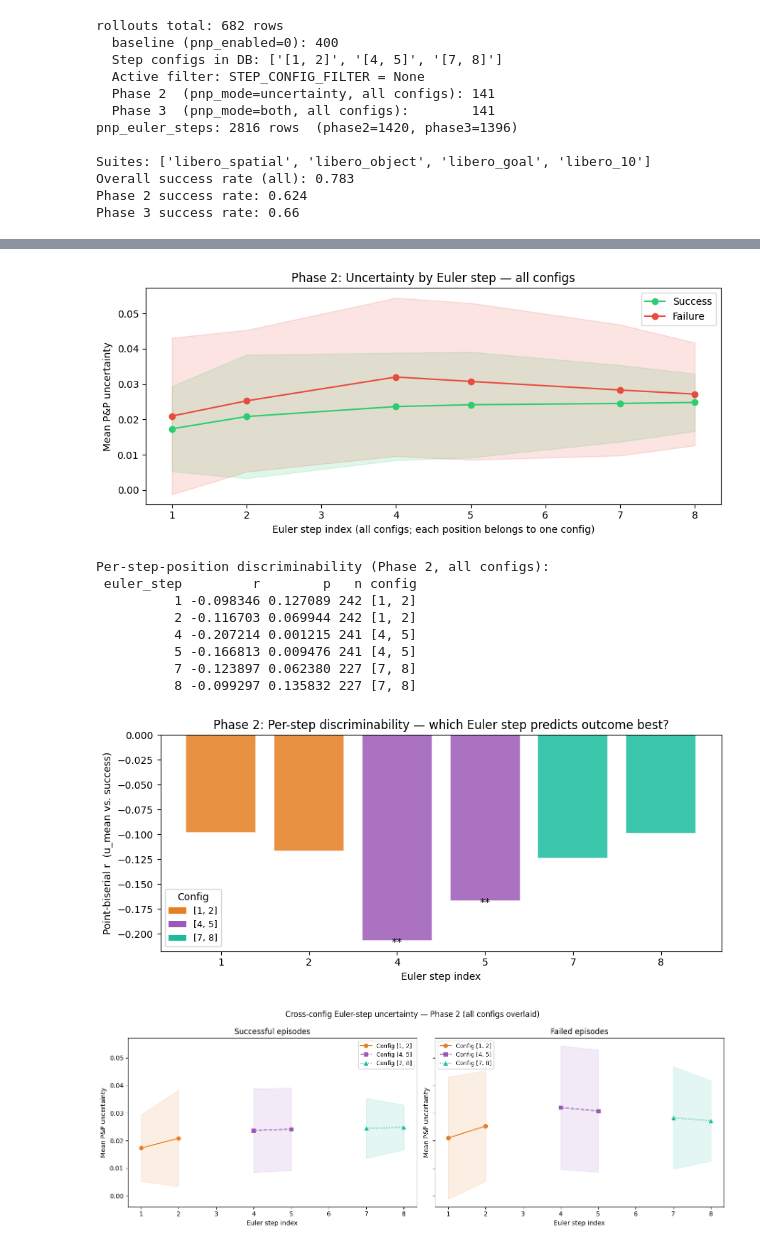
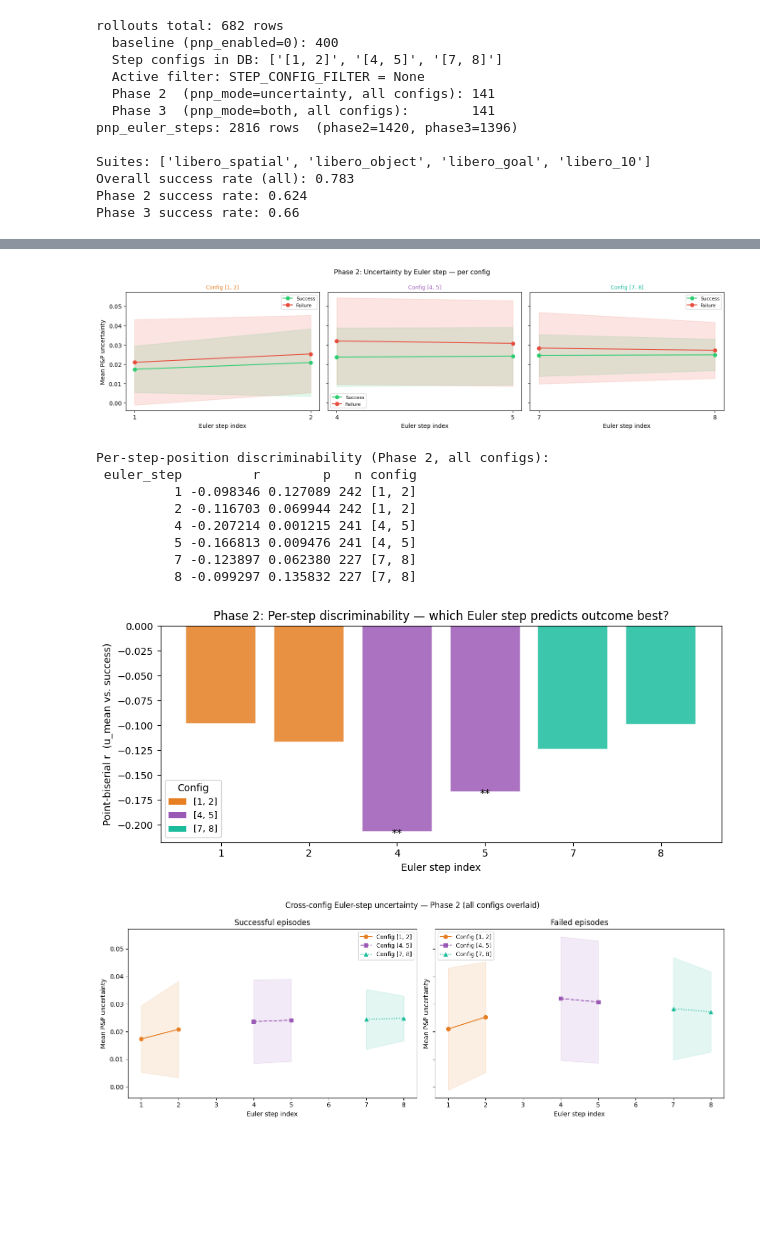
Before and after one commit to ArjunS07/cs159-sp26, a Jupyter notebook: pnp_analysis.ipynb, the cells around one changed output, grey strips where cells are left out. Drawn from its saved outputs; the diff is of its cells as text; code cells hidden in the pictures; blank space fills up the shorter version.

```diff
--- a/pnp_analysis.ipynb
+++ b/pnp_analysis.ipynb
@@ -94,9 +94,9 @@ Overall success rate (all): 0.783
 Phase 2 success rate: 0.624
 Phase 3 success rate: 0.66
 # %%
-# ── Per-task success rate + mean uncertainty (Phase 2: uncertainty-only) ──────
+# ── Per-task success rate + mean uncertainty (Phase 2) — per config ───────────
 per_task = (
-    phase2.groupby(['suite', 'task_idx'])
+    phase2.groupby(['suite', 'task_idx', 'pnp_step_indices'])
     .agg(
         n_ep=('success', 'count'),
         sr=('success', 'mean'),
@@ -106,6 +106,6 @@ per_task = (
     )
     .reset_index()
 )
-print('Phase 2 (uncertainty-only) — per-task SR and uncertainty:')
+print('Phase 2 — per-task SR and uncertainty (all configs):')
 print(per_task.to_string(index=False))
 # %% [output]
@@ -164,83 +177,82 @@ Point-biserial r=-0.3168, p=0.0001293  (n=141)
 # %%
-# ── Uncertainty by Euler step — Phase 2 (all configs combined) ────────────────
+# ── Uncertainty by Euler step — Phase 2, one panel per config ─────────────────
+# Steps_j2 built here; used by the cross-config overlay cell that follows.
 steps_j2 = steps_phase2.merge(
     phase2[['rollout_id', 'success', 'suite', 'task_idx', 'pnp_step_indices']],
     on='rollout_id', how='left')
 
-by_euler2 = (
-    steps_j2.groupby(['euler_step', 'success'])
-    .agg(u_mean=('u_mean', 'mean'), u_std=('u_mean', 'std'))
-    .reset_index()
-)
+configs = sorted(steps_j2['pnp_step_indices'].dropna().unique())
+config_colors = {'[1, 2]': '#e67e22', '[4, 5]': '#9b59b6', '[7, 8]': '#1abc9c'}
 
-fig, ax = plt.subplots(figsize=(9, 4))
-for outcome, label, color in [(1, 'Success', '#2ecc71'), (0, 'Failure', '#e74c3c')]:
-    sub = by_euler2[by_euler2.success == outcome].sort_values('euler_step')
-    ax.plot(sub['euler_step'], sub['u_mean'], marker='o', label=label, color=color)
-    ax.fill_between(sub['euler_step'],
-                    sub['u_mean'] - sub['u_std'],
-                    sub['u_mean'] + sub['u_std'],
-                    alpha=0.15, color=color)
-ax.set_xlabel('Euler step index (all configs; each position belongs to one config)')
-ax.set_ylabel('Mean P&P uncertainty')
-ax.set_title('Phase 2: Uncertainty by Euler step — all configs')
-ax.legend()
-ax.xaxis.set_major_locator(mticker.MaxNLocator(integer=True))
+fig, axes = plt.subplots(1, len(configs), figsize=(5 * len(configs), 4), sharey=True)
+if len(configs) == 1:
+    axes = [axes]
+for ax, cfg in zip(axes, configs):
+    sub_cfg = steps_j2[steps_j2['pnp_step_indices'] == cfg]
+    by_e = (sub_cfg.groupby(['euler_step', 'success'])
+            .agg(u_mean=('u_mean', 'mean'), u_std=('u_mean', 'std'))
+            .reset_index())
+    for outcome, label, color in [(1, 'Success', '#2ecc71'), (0, 'Failure', '#e74c3c')]:
+        sub = by_e[by_e.success == outcome].sort_values('euler_step')
+        if sub.empty:
+            continue
+        ax.plot(sub['euler_step'], sub['u_mean'], marker='o', color=color, label=label)
+        ax.fill_between(sub['euler_step'],
+                        sub['u_mean'] - sub['u_std'],
+                        sub['u_mean'] + sub['u_std'],
+                        alpha=0.15, color=color)
+    ax.set_xlabel('Euler step index')
+    ax.set_ylabel('Mean P&P uncertainty' if ax is axes[0] else '')
+    ax.set_title(f'Config {cfg}', fontsize=9,
+                 color=config_colors.get(cfg, 'black'))
+    ax.xaxis.set_major_locator(mticker.MaxNLocator(integer=True))
+    ax.legend(fontsize=8)
+fig.suptitle('Phase 2: Uncertainty by Euler step — per config', fontsize=11)
 plt.tight_layout()
 plt.savefig('pnp_uncertainty_by_euler_step.png', dpi=150)
 plt.show()
 
 # ── Per-step-position discriminability: point-biserial r ──────────────────────
-# For each Euler step position (1, 2, 4, 5, 7, 8) compute the correlation between
-# u_mean at that step and episode success — across ALL configs simultaneously.
-# Each step position belongs to exactly one config so groupby naturally separates them.
 from scipy.stats import pointbiserialr
 
-# Map each step to its config for coloring
 step_to_config = (
     steps_j2.groupby('euler_step')['pnp_step_indices']
-    .agg(lambda x: x.mode()[0])
-    .to_dict()
+    .agg(lambda x: x.mode()[0]).to_dict()
 )
-
 step_corrs = []
 for step_idx, grp in steps_j2.groupby('euler_step'):
     if grp['success'].nunique() < 2:
         continue
     r, p = pointbiserialr(grp['success'], grp['u_mean'])
-    step_corrs.append({
-        'euler_step': step_idx,
-        'r': r, 'p': p, 'n': len(grp),
-        'config': step_to_config.get(step_idx, '?'),
-    })
+    step_corrs.append({'euler_step': step_idx, 'r': r, 'p': p, 'n': len(grp),
+                       'config': step_to_config.get(step_idx, '?')})
 
 corr_df = pd.DataFrame(step_corrs).sort_values('euler_step')
 print('Per-step-position discriminability (Phase 2, all configs):')
 print(corr_df.to_string(index=False))
 
-config_colors = {'[1, 2]': '#e67e22', '[4, 5]': '#9b59b6', '[7, 8]': '#1abc9c'}
 fig, ax = plt.subplots(figsize=(9, 4))
-bar_colors = [config_colors.get(c, '#95a5a6') for c in corr_df['config']]
 bars = ax.bar(corr_df['euler_step'].astype(str), corr_df['r'],
-              color=bar_colors, alpha=0.85, edgecolor='white', linewidth=1.2)
+              color=[config_colors.get(c, '#95a5a6') for c in corr_df['config']],
+              alpha=0.85, edgecolor='white', linewidth=1.2)
 for bar, (_, row) in zip(bars, corr_df.iterrows()):
-    marker = '**' if row['p'] < 0.01 else ('*' if row['p'] < 0.05 else '')
-    if marker:
-        ypos = row['r'] + (0.003 if row['r'] >= 0 else -0.008)
-        ax.text(bar.get_x() + bar.get_width() / 2, ypos,
-                marker, ha='center', va='bottom', fontsize=11)
+    sig = '**' if row['p'] < 0.01 else ('*' if row['p'] < 0.05 else '')
+    if sig:
+        ax.text(bar.get_x() + bar.get_width() / 2,
+                row['r'] + (0.003 if row['r'] >= 0 else -0.008),
+                sig, ha='center', va='bottom', fontsize=11)
 ax.axhline(0, color='black', linewidth=0.8)
 ax.set_xlabel('Euler step index')
 ax.set_ylabel('Point-biserial r  (u_mean vs. success)')
 ax.set_title('Phase 2: Per-step discriminability — which Euler step predicts outcome best?')
 from matplotlib.patches import Patch
 ax.legend(handles=[Patch(facecolor=v, label=k) for k, v in config_colors.items()],
           title='Config', fontsize=9)
 plt.tight_layout()
 plt.savefig('pnp_per_step_discriminability.png', dpi=150)
 plt.show()
 # %% [output]
-[figure, old version]
+[figure, new version]
 Per-step-position discriminability (Phase 2, all configs):
  euler_step         r        p   n config
           1 -0.098346 0.127089 242 [1, 2]
```
Also changed, not shown: parts of 8 cells of this notebook.
